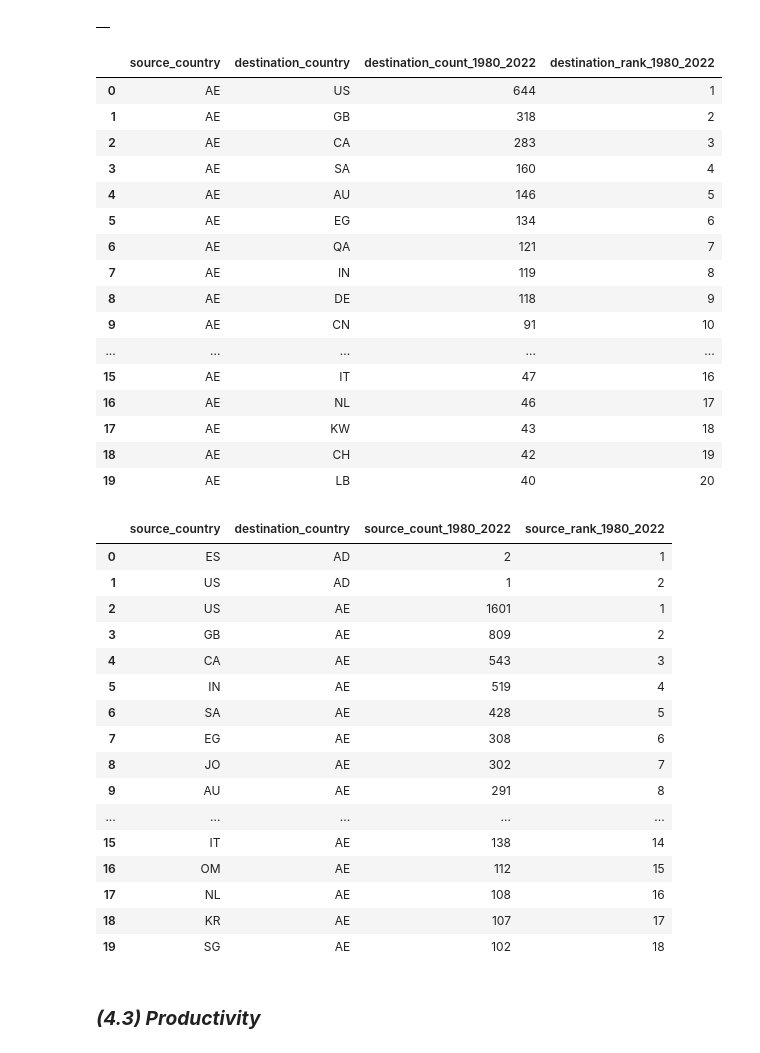
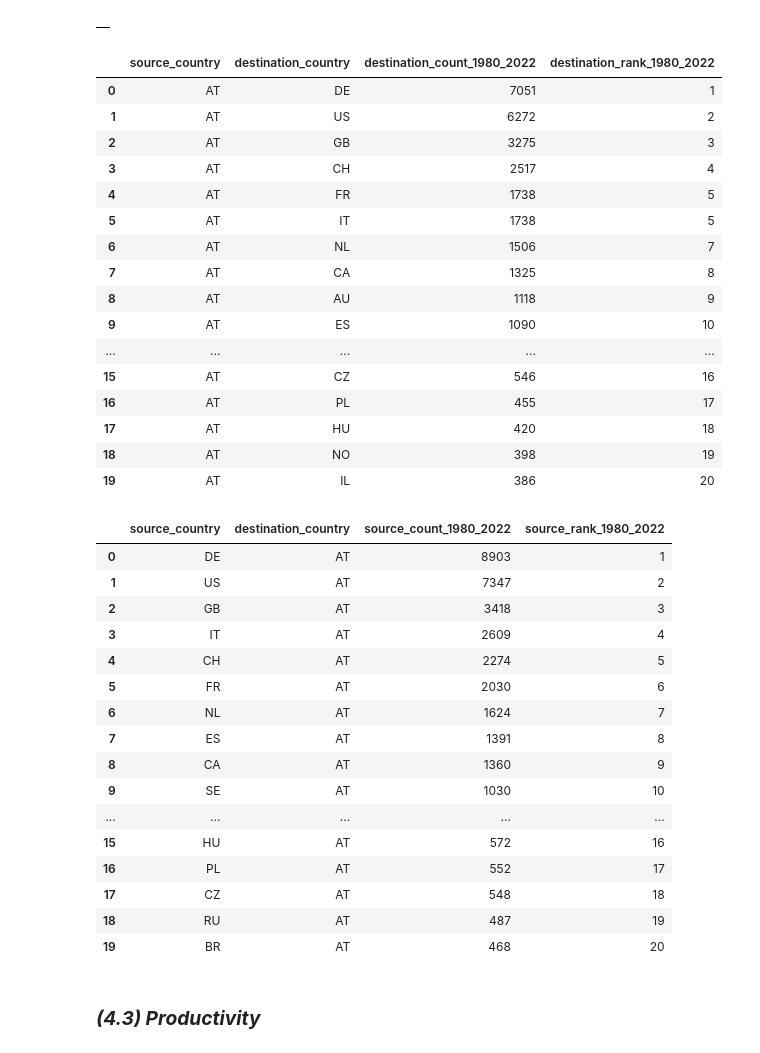
Before and after one commit to MarciaFG/SciFlows-notebooks, a Jupyter notebook: DEBUG_COUNTRY_Flows_1980_2022_first_level_for.ipynb, the cells around one changed output. Drawn from its saved outputs; the diff is of its cells as text; code cells hidden in the pictures.

```diff
--- a/DEBUG_COUNTRY_Flows_1980_2022_first_level_for.ipynb
+++ b/DEBUG_COUNTRY_Flows_1980_2022_first_level_for.ipynb
@@ -1550,50 +1669,52 @@ ORDER BY source_rank_1980_2022, source_count_1980_2022, destination_country ASC;
 %%bigquery --project $project_id
 SELECT *
 FROM cshdimensionstest.test.flows_1980_2022_country_top_5_destinations_overall
+WHERE source_country = 'AT'
 ORDER BY source_country, destination_rank_1980_2022
 LIMIT 20;
 # %% [output]
 |  | source_country | destination_country | destination_count_1980_2022 | destination_rank_1980_2022 |
-| 0 | AE | US | 644 | 1 |
-| 1 | AE | GB | 318 | 2 |
-| 2 | AE | CA | 283 | 3 |
-| 3 | AE | SA | 160 | 4 |
-| 4 | AE | AU | 146 | 5 |
-| 5 | AE | EG | 134 | 6 |
-| 6 | AE | QA | 121 | 7 |
-| 7 | AE | IN | 119 | 8 |
-| 8 | AE | DE | 118 | 9 |
-| 9 | AE | CN | 91 | 10 |
+| 0 | AT | DE | 7051 | 1 |
+| 1 | AT | US | 6272 | 2 |
+| 2 | AT | GB | 3275 | 3 |
+| 3 | AT | CH | 2517 | 4 |
+| 4 | AT | FR | 1738 | 5 |
+| 5 | AT | IT | 1738 | 5 |
+| 6 | AT | NL | 1506 | 7 |
+| 7 | AT | CA | 1325 | 8 |
+| 8 | AT | AU | 1118 | 9 |
+| 9 | AT | ES | 1090 | 10 |
 | ... | ... | ... | ... | ... |
-| 15 | AE | IT | 47 | 16 |
-| 16 | AE | NL | 46 | 17 |
-| 17 | AE | KW | 43 | 18 |
-| 18 | AE | CH | 42 | 19 |
-| 19 | AE | LB | 40 | 20 |
+| 15 | AT | CZ | 546 | 16 |
+| 16 | AT | PL | 455 | 17 |
+| 17 | AT | HU | 420 | 18 |
+| 18 | AT | NO | 398 | 19 |
+| 19 | AT | IL | 386 | 20 |
 # %%
 %%bigquery --project $project_id
 SELECT *
 FROM cshdimensionstest.test.flows_1980_2022_country_top_5_sources_overall
+WHERE destination_country = 'AT'
 ORDER BY destination_country, source_rank_1980_2022
 LIMIT 20;
 # %% [output]
 |  | source_country | destination_country | source_count_1980_2022 | source_rank_1980_2022 |
-| 0 | ES | AD | 2 | 1 |
-| 1 | US | AD | 1 | 2 |
-| 2 | US | AE | 1601 | 1 |
-| 3 | GB | AE | 809 | 2 |
-| 4 | CA | AE | 543 | 3 |
-| 5 | IN | AE | 519 | 4 |
-| 6 | SA | AE | 428 | 5 |
-| 7 | EG | AE | 308 | 6 |
-| 8 | JO | AE | 302 | 7 |
-| 9 | AU | AE | 291 | 8 |
+| 0 | DE | AT | 8903 | 1 |
+| 1 | US | AT | 7347 | 2 |
+| 2 | GB | AT | 3418 | 3 |
+| 3 | IT | AT | 2609 | 4 |
+| 4 | CH | AT | 2274 | 5 |
+| 5 | FR | AT | 2030 | 6 |
+| 6 | NL | AT | 1624 | 7 |
+| 7 | ES | AT | 1391 | 8 |
+| 8 | CA | AT | 1360 | 9 |
+| 9 | SE | AT | 1030 | 10 |
 | ... | ... | ... | ... | ... |
-| 15 | IT | AE | 138 | 14 |
-| 16 | OM | AE | 112 | 15 |
-| 17 | NL | AE | 108 | 16 |
-| 18 | KR | AE | 107 | 17 |
-| 19 | SG | AE | 102 | 18 |
+| 15 | HU | AT | 572 | 16 |
+| 16 | PL | AT | 552 | 17 |
+| 17 | CZ | AT | 548 | 18 |
+| 18 | RU | AT | 487 | 19 |
+| 19 | BR | AT | 468 | 20 |
 # %% [markdown]
 ### ***(4.3) Productivity***
 # %% [markdown]
```
Also changed, not shown: parts of 76 cells of this notebook.
